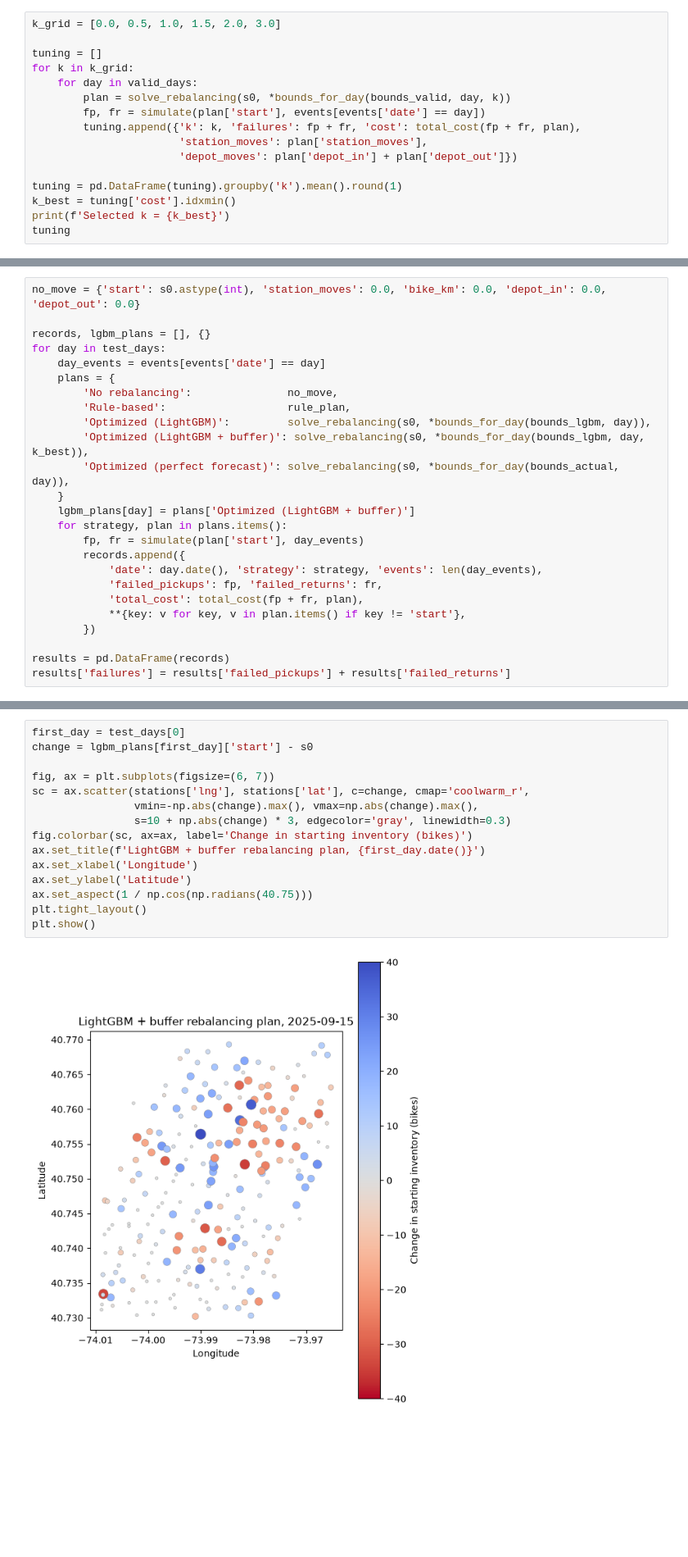
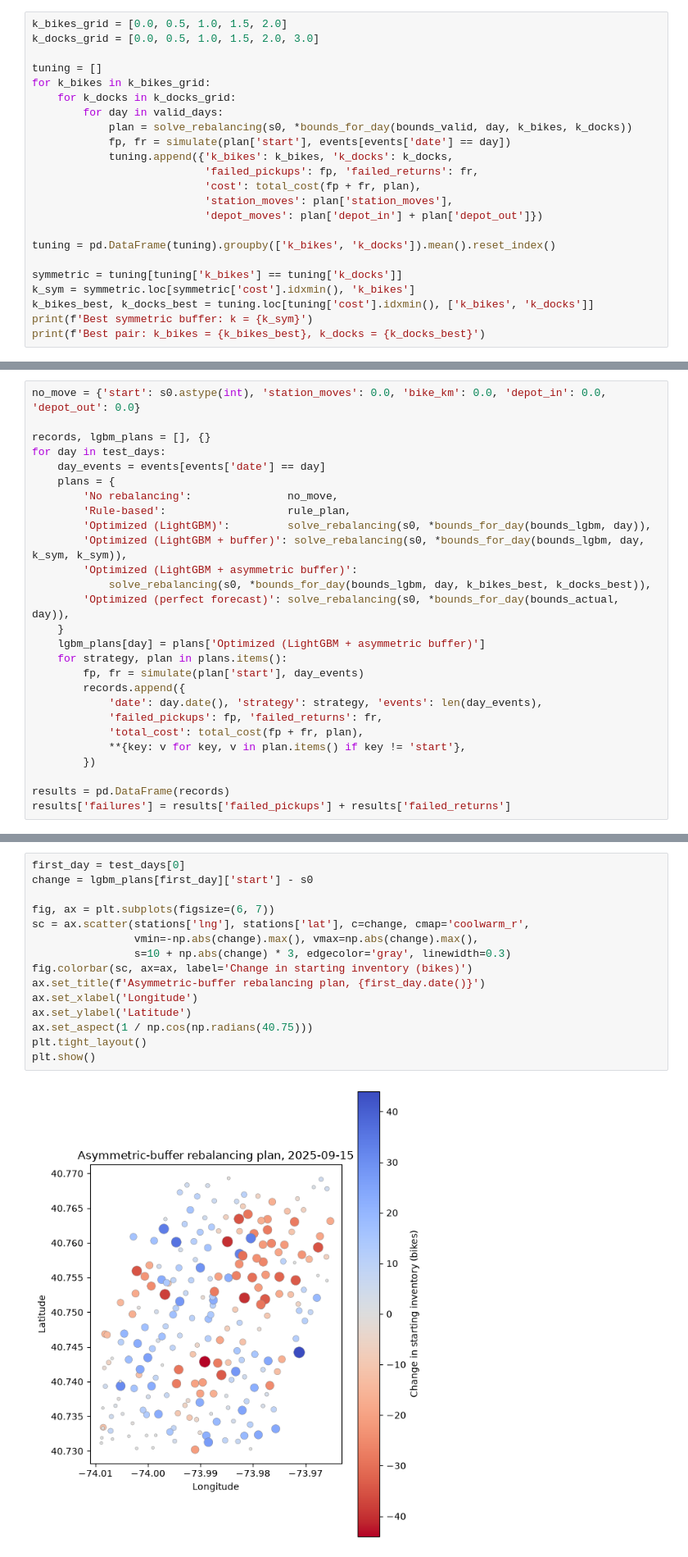
Before and after one commit to kstnwu/citibike-rebalancing, a Jupyter notebook: notebooks/03_optimization.ipynb, the cells around one changed output, grey strips where cells are left out. Shown at 82% size. Drawn from its saved outputs; the diff is of its cells as text; blank space fills up the shorter version.

```diff
--- a/notebooks/03_optimization.ipynb
+++ b/notebooks/03_optimization.ipynb
@@ -318,17 +318,24 @@ Solves and simulates every validation weekday for each candidate `k`, and keeps
 # %%
-k_grid = [0.0, 0.5, 1.0, 1.5, 2.0, 3.0]
+k_bikes_grid = [0.0, 0.5, 1.0, 1.5, 2.0]
+k_docks_grid = [0.0, 0.5, 1.0, 1.5, 2.0, 3.0]
 
 tuning = []
-for k in k_grid:
-    for day in valid_days:
-        plan = solve_rebalancing(s0, *bounds_for_day(bounds_valid, day, k))
-        fp, fr = simulate(plan['start'], events[events['date'] == day])
-        tuning.append({'k': k, 'failures': fp + fr, 'cost': total_cost(fp + fr, plan),
-                       'station_moves': plan['station_moves'],
-                       'depot_moves': plan['depot_in'] + plan['depot_out']})
+for k_bikes in k_bikes_grid:
+    for k_docks in k_docks_grid:
+        for day in valid_days:
+            plan = solve_rebalancing(s0, *bounds_for_day(bounds_valid, day, k_bikes, k_docks))
+            fp, fr = simulate(plan['start'], events[events['date'] == day])
+            tuning.append({'k_bikes': k_bikes, 'k_docks': k_docks,
+                           'failed_pickups': fp, 'failed_returns': fr,
+                           'cost': total_cost(fp + fr, plan),
+                           'station_moves': plan['station_moves'],
+                           'depot_moves': plan['depot_in'] + plan['depot_out']})
 
-tuning = pd.DataFrame(tuning).groupby('k').mean().round(1)
-k_best = tuning['cost'].idxmin()
-print(f'Selected k = {k_best}')
-tuning
+tuning = pd.DataFrame(tuning).groupby(['k_bikes', 'k_docks']).mean().reset_index()
+
+symmetric = tuning[tuning['k_bikes'] == tuning['k_docks']]
+k_sym = symmetric.loc[symmetric['cost'].idxmin(), 'k_bikes']
+k_bikes_best, k_docks_best = tuning.loc[tuning['cost'].idxmin(), ['k_bikes', 'k_docks']]
+print(f'Best symmetric buffer: k = {k_sym}')
+print(f'Best pair: k_bikes = {k_bikes_best}, k_docks = {k_docks_best}')
 # %% [output]
@@ -359,10 +390,12 @@ for day in test_days:
         'No rebalancing':               no_move,
         'Rule-based':                   rule_plan,
         'Optimized (LightGBM)':         solve_rebalancing(s0, *bounds_for_day(bounds_lgbm, day)),
-        'Optimized (LightGBM + buffer)': solve_rebalancing(s0, *bounds_for_day(bounds_lgbm, day, k_best)),
+        'Optimized (LightGBM + buffer)': solve_rebalancing(s0, *bounds_for_day(bounds_lgbm, day, k_sym, k_sym)),
+        'Optimized (LightGBM + asymmetric buffer)':
+            solve_rebalancing(s0, *bounds_for_day(bounds_lgbm, day, k_bikes_best, k_docks_best)),
         'Optimized (perfect forecast)': solve_rebalancing(s0, *bounds_for_day(bounds_actual, day)),
     }
-    lgbm_plans[day] = plans['Optimized (LightGBM + buffer)']
+    lgbm_plans[day] = plans['Optimized (LightGBM + asymmetric buffer)']
     for strategy, plan in plans.items():
         fp, fr = simulate(plan['start'], day_events)
         records.append({
@@ -417,17 +451,17 @@ Change in starting inventory from the LightGBM + buffer plan. Blue stations rece
 # %%
 first_day = test_days[0]
 change = lgbm_plans[first_day]['start'] - s0
 
 fig, ax = plt.subplots(figsize=(6, 7))
 sc = ax.scatter(stations['lng'], stations['lat'], c=change, cmap='coolwarm_r',
                 vmin=-np.abs(change).max(), vmax=np.abs(change).max(),
                 s=10 + np.abs(change) * 3, edgecolor='gray', linewidth=0.3)
 fig.colorbar(sc, ax=ax, label='Change in starting inventory (bikes)')
-ax.set_title(f'LightGBM + buffer rebalancing plan, {first_day.date()}')
+ax.set_title(f'Asymmetric-buffer rebalancing plan, {first_day.date()}')
 ax.set_xlabel('Longitude')
 ax.set_ylabel('Latitude')
 ax.set_aspect(1 / np.cos(np.radians(40.75)))
 plt.tight_layout()
 plt.show()
 # %% [output]
-[figure, old version]
+[figure, new version]
```
Also changed, not shown: parts of 18 cells of this notebook, 1 other file.
